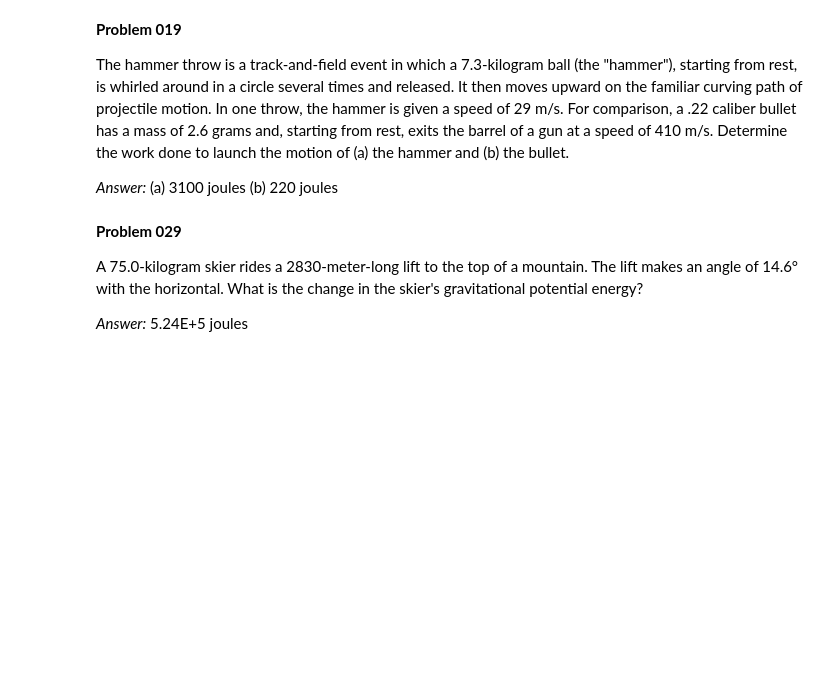
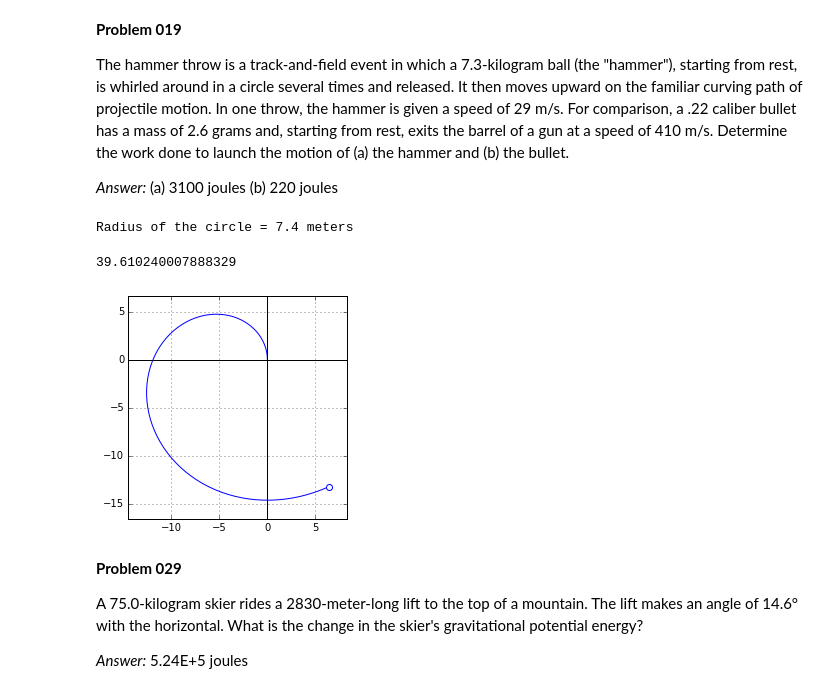
Before and after one commit to dulrich15/p200, a Jupyter notebook: p201 ch06.ipynb, the cells around one changed output. Cells and saved outputs as stored; diff of their text form; code cells hidden in the pictures; blank space fills up the shorter version.

```diff
--- a/p201 ch06.ipynb
+++ b/p201 ch06.ipynb
@@ -617,3 +707,22 @@ A person pulls a toboggan for a distance of 35.0 meters along the snow with a ro
 A fighter jet is launched from an aircraft carrier with the aid of its own engines and a steam-powered catapult. The thrust of its engines is 2.3E+5 netwons. In being launched from rest it moves through a distance of 87 meters and has a kinetic energy of 4.5E+7 joules at lift-off. What is the work done on the jet by the catapult?
 
 *Answer:* 2.5E+7 joules
+# %%
+f = 0
+for df in [1000,100,10,1]:
+    for _ in range(1000):
+        f += df
+
+        obj = Particle(mass=10000,v0=0)
+        obj.add_force(lambda obj, t: 2.3e5, 'thrust')
+        obj.add_force(lambda obj, t: f, 'catapult')
+
+        while True:
+            obj.increment(0.01)
+            if obj.position.values[-1] > 87:
+                break
+
+        if obj.energy.values[-1] > 4.5e7:
+            f -= df
+            break
+print('{:.2e}'.format(f*87)) ## CHEAT !!
@@ -623,6 +734,59 @@ A fighter jet is launched from an aircraft carrier with the aid of its own engin
 The hammer throw is a track-and-field event in which a 7.3-kilogram ball (the "hammer"), starting from rest, is whirled around in a circle several times and released. It then moves upward on the familiar curving path of projectile motion. In one throw, the hammer is given a speed of 29 m/s. For comparison, a .22 caliber bullet has a mass of 2.6 grams and, starting from rest, exits the barrel of a gun at a speed of 410 m/s. Determine the work done to launch the motion of (a) the hammer and (b) the bullet.
 
 *Answer:* (a) 3100 joules (b) 220 joules
+# %%
+dt = 0.1
+
+r0 = np.array([0,0])
+v0 = np.array([0,2])
+obj = Particle(mass=7.3,r0=r0,v0=v0)
+
+t = max(obj.position.timeline)
+
+max_d = 0
+for _ in range(150):
+
+    if 'tangential' in obj.forces:
+        del obj.forces['tangential']
+
+    mag_f_tang = 1
+    f_tang = mag_f_tang * np.array([np.cos(vang(p) * np.pi/180),np.sin(vang(p) * np.pi/180)])
+    obj.add_force(lambda obj, t: f_tang, 'tangential')
+
+
+    mag_f_cent = obj.mass
+
+    t = max(obj.position.timeline)
+    v = obj.velocity(t) + f_tang * dt / obj.mass
+    q = vang(v) + 90
+
+    # the following is a geometric correction to guarentee the resultant velocity
+    # has the same speed as the one before it --- however, this messes up the energy calculation
+    p = obj.momentum(t)
+    if len(obj.position.timeline) == 1:
+        dq = 0.5 * np.arccos(1 - 0.5 * (mag_f_cent * dt/2) ** 2 / vmag(p + f_tang * dt/2) ** 2) * 180/np.pi
+    else:
+        dq = 0.5 * np.arccos(1 - 0.5 * (mag_f_cent * dt) ** 2 / vmag(p + f_tang * dt) ** 2) * 180/np.pi
+    q += dq
+
+    if 'centripetal' in obj.forces:
+        del obj.forces['centripetal']
+
+    f_cent = mag_f_cent * np.array([np.cos(q * np.pi/180),np.sin(q * np.pi/180)])
+    obj.add_force(lambda obj, t: f_cent, 'centripetal')
+
+    obj.increment(dt)
+    max_d = max(max_d, vmag(obj.position.values[-1] - r0))
+
+radius = max_d / 2
+
+print('Radius of the circle = {:.1f} meters'.format(radius))
+obj.plot2d()
+obj.energy.values[-1]
+# %% [output]
+Radius of the circle = 7.4 meters
+39.610240007888329
+[figure, added]
 # %% [markdown]
 **Problem 029**
 
```
Also changed, not shown: parts of 16 cells of this notebook, 6 other files.
